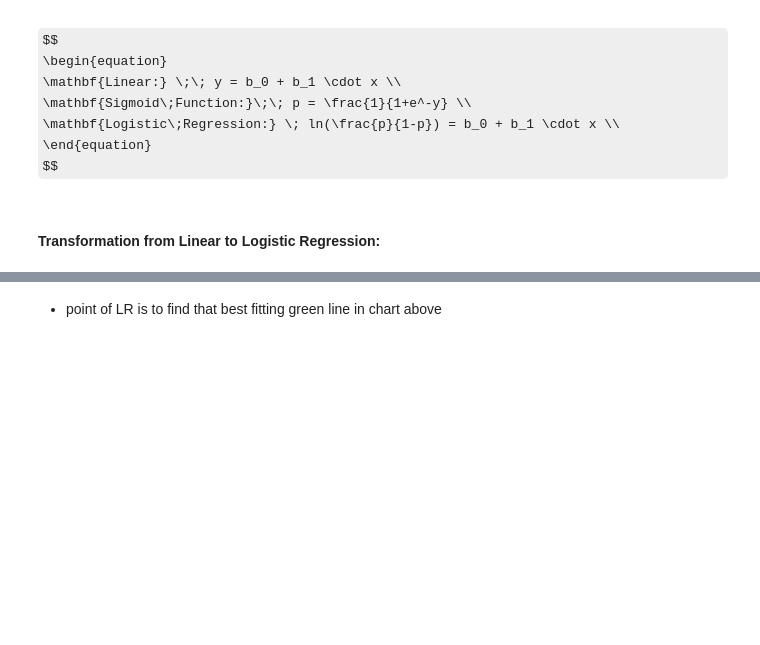
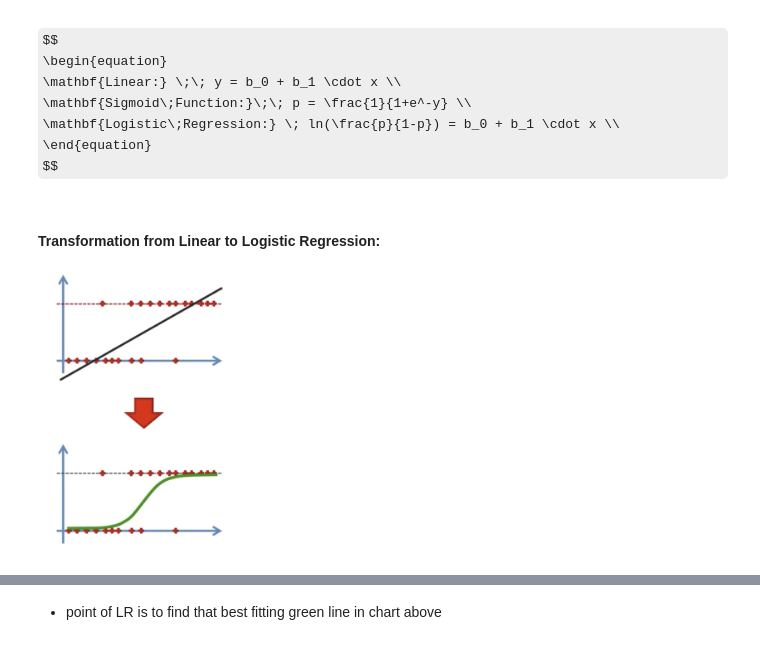
Before and after one commit to DennGav/ML-AtoZ, a Jupyter notebook: LogisticRegression/logistic_regression_dennis.ipynb, the cells around one changed output, grey strips where cells are left out. Saved outputs shown, nothing was run; the diff lists cells and outputs as text; code cells hidden in the pictures; some formulas as TeX source; blank space fills up the shorter version.

Commit message:
made change to image rendering

```diff
--- a/LogisticRegression/logistic_regression_dennis.ipynb
+++ b/LogisticRegression/logistic_regression_dennis.ipynb
@@ -16,4 +16,9 @@ $$
 $$
 # %% [markdown]
 #### Transformation from Linear to Logistic Regression:
+# %%
+from IPython.display import Image, display
+display(Image(filename='lr_pic.png', width=200, height=300, embed=True))
+# %% [output]
+[figure, added]
 # %% [markdown]
```
Also changed, not shown: parts of 3 cells of this notebook.
